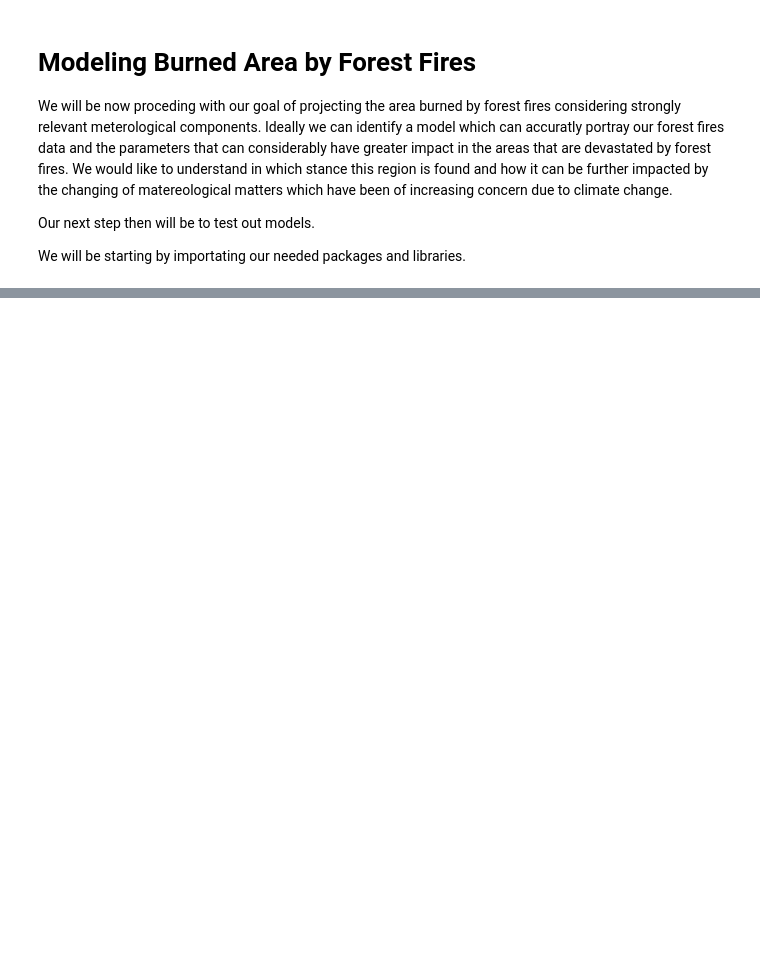
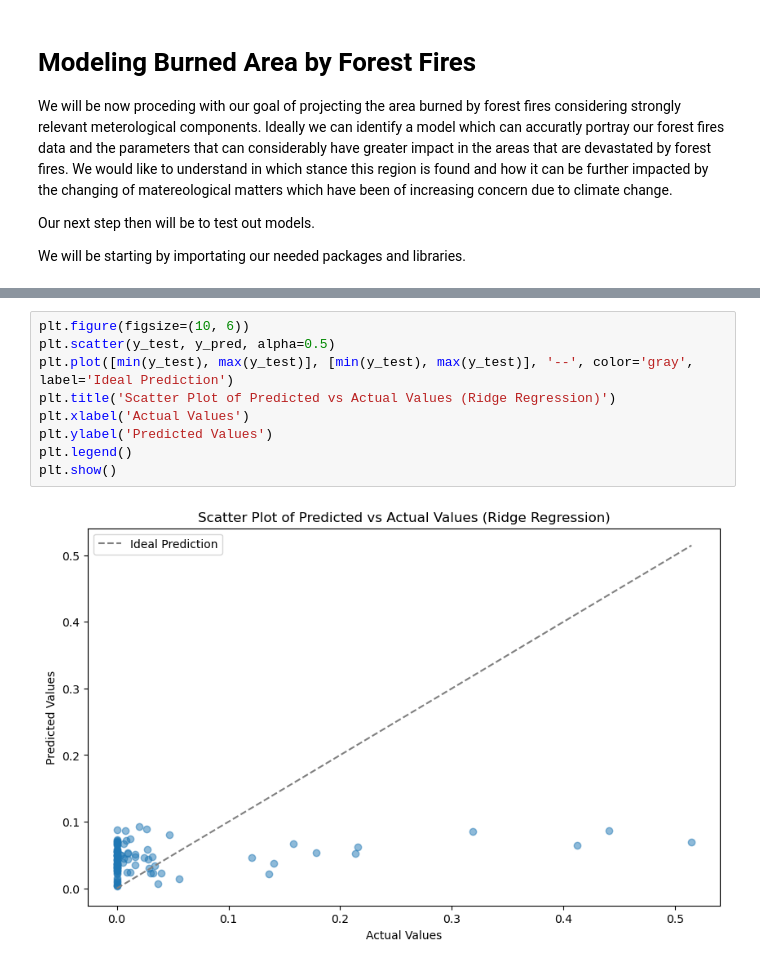
Before and after one commit to NevesLaura-NP/forest-fires, a Jupyter notebook: notebooks/Modeling.ipynb, the cells around one changed output, grey strips where cells are left out. Drawn from its saved outputs; the diff is of its cells as text; blank space fills up the shorter version.

```diff
--- a/notebooks/Modeling.ipynb
+++ b/notebooks/Modeling.ipynb
@@ -126,0 +119,11 @@ R-squared (Ridge): 0.0032511136377603167
+# %%
+plt.figure(figsize=(10, 6))
+plt.scatter(y_test, y_pred, alpha=0.5)
+plt.plot([min(y_test), max(y_test)], [min(y_test), max(y_test)], '--', color='gray', label='Ideal Prediction')
+plt.title('Scatter Plot of Predicted vs Actual Values (Ridge Regression)')
+plt.xlabel('Actual Values')
+plt.ylabel('Predicted Values')
+plt.legend()
+plt.show()
+# %% [output]
+[figure, added]
```
Also changed, not shown: parts of 11 cells of this notebook, 5 other files.
